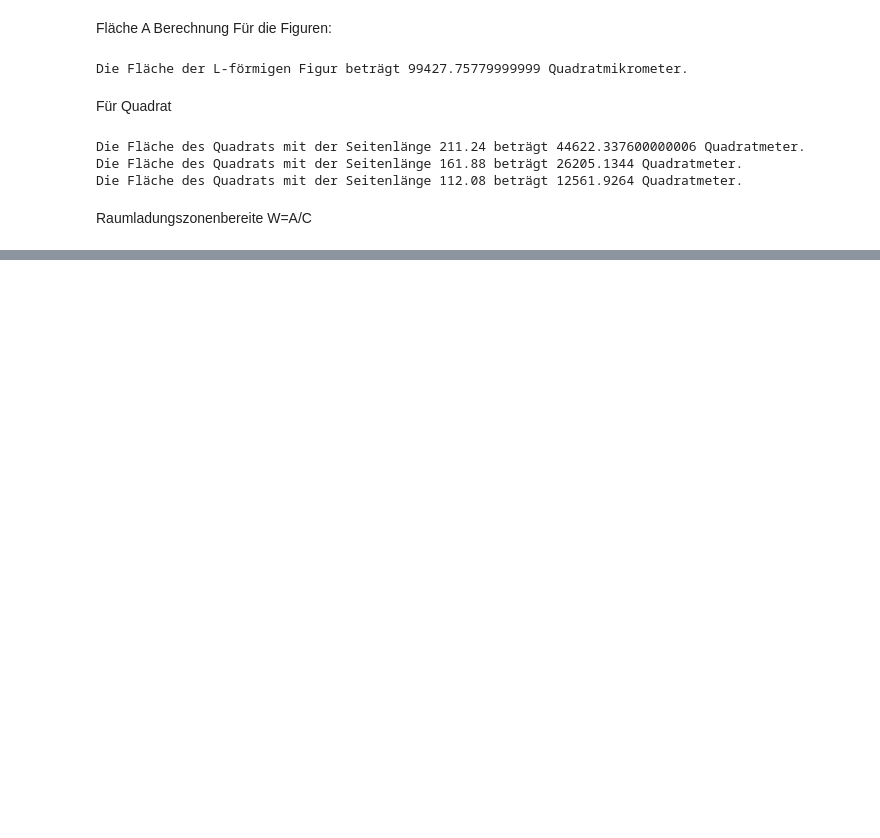
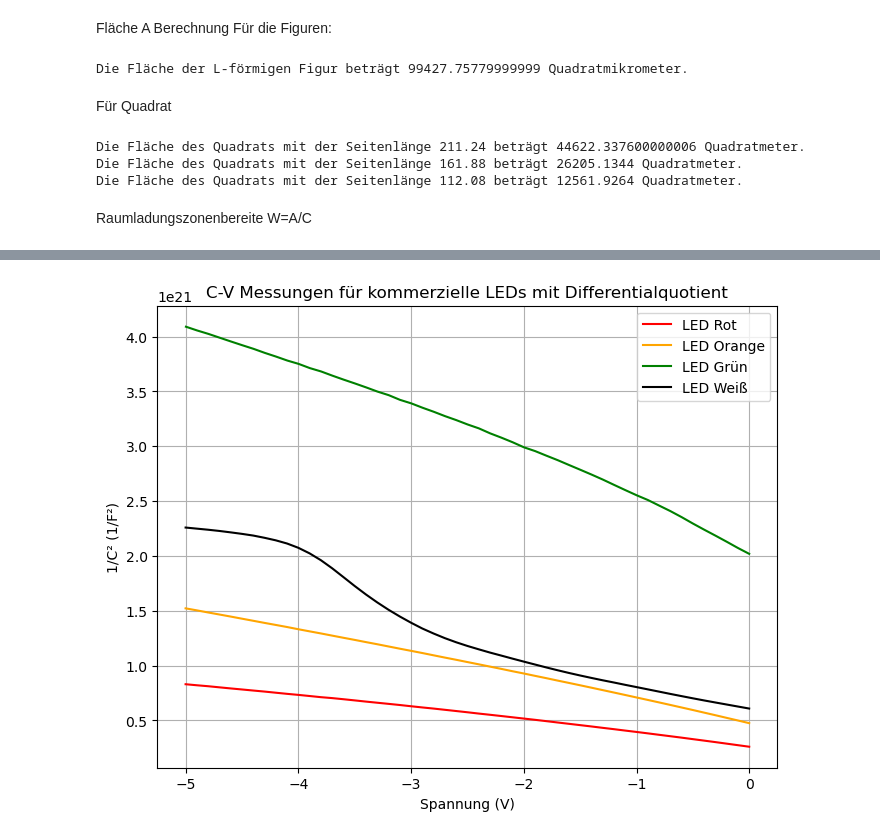
Before and after one commit to 6thKimOfTu/f13_ideas, a Jupyter notebook: cv.ipynb, the cells around one changed output, grey strips where cells are left out. Saved outputs shown, nothing was run; the diff lists cells and outputs as text; code cells hidden in the pictures; blank space fills up the shorter version.

```diff
--- a/cv.ipynb
+++ b/cv.ipynb
@@ -186,0 +225,83 @@ plt.show()
+# %%
+import pandas as pd
+import matplotlib.pyplot as plt
+import numpy as np
+import os
+
+# Konstanten
+e = 1.602e-19  # Elementarladung in Coulomb
+permittivity = {
+    'GaAs': 13.1 * 8.854e-12,  # Permittivität von GaAs in F/m
+    'GaN': 8.9 * 8.854e-12    # Permittivität von GaN in F/m
+}
+
+# Flächen in Quadratmeter umrechnen
+areas = {
+    'CV_rot.csv': 921600 * 1e-12,
+    'CV_orange.csv': 1000000 * 1e-12,
+    'CV_gruen.csv': 2250000 * 1e-12,
+    'CV_weiss.csv': 2250000 * 1e-12
+}
+
+# Materialzuordnung
+material_map = {
+    'CV_rot.csv': 'GaAs',
+    'CV_orange.csv': 'GaAs',
+    'CV_gruen.csv': 'GaN',
+    'CV_weiss.csv': 'GaN'
+}
+
+ordner_pfad = '/Users/naebaekhap/FP_Protokoll_Kim/FP_Messdaten/F13/Messdaten/3.Aufgabe'
+dateien = [f for f in os.listdir(ordner_pfad) if f.endswith('.csv')]
+
+plt.figure(figsize=(8, 6))  # Erstelle eine Figure für die Plots
+
+# Zuordnung von Dateinamen zu Farben und Labels
+info = {
+    'CV_rot.csv': {'farbe': 'red', 'label': 'LED Rot'},
+    'CV_orange.csv': {'farbe': 'orange', 'label': 'LED Orange'},
+    'CV_gruen.csv': {'farbe': 'green', 'label': 'LED Grün'},
+    'CV_weiss.csv': {'farbe': 'black', 'label': 'LED Weiß'}
+}
+
+results = []  # Eine Liste, um die Ergebnisse zu speichern
+
+for datei in dateien:
+    if datei in info:
+        voller_pfad = os.path.join(ordner_pfad, datei)
+        daten = pd.read_csv(voller_pfad, delimiter='\t', skiprows=2, header=None)
+        daten.columns = ['Frequency', 'Capacitance', 'Resistance', 'VAC', 'IAC', 'VDC', 'IDC', 'Time', 'Impedance', 'Temperature']
+        daten['1/C^2'] = 1 / daten['Capacitance']**2
+
+        farbe = info[datei]['farbe']
+        label = info[datei]['label']
+
+        # Plot lines and points
+        plt.plot(daten['VDC'], daten['1/C^2'], color=farbe, label=label)
+
+        # Numerische Ableitung
+        d_one_over_c2_dv = np.gradient(daten['1/C^2'], daten['VDC'])
+
+        # Berechne N unter Verwendung der numerischen Ableitung
+        material = material_map[datei]
+        epsilon = permittivity[material]
+        area = areas[datei]
+        a_diff = np.mean(d_one_over_c2_dv)  # Durchschnitt der numerischen Ableitung verwenden
+        N_diff = -2 / (area**2 * e * epsilon * a_diff)
+
+        # Sammeln der Ergebnisse
+        results.append({'LED': label, 'Material': material, 'a_diff': a_diff, 'N_diff': N_diff})
+
+# DataFrame erstellen
+results_df = pd.DataFrame(results)
+
+# Ergebnisse ausgeben
+print(results_df)
+
+plt.title('C-V Messungen für kommerzielle LEDs mit Differentialquotient')
+plt.xlabel('Spannung (V)')
+plt.ylabel('1/C² (1/F²)')
+plt.legend()
+plt.grid(True)
+plt.show()
+# %% [output]
@@ -186,0 +313 @@ plt.show()
+[figure, added]
```
Also changed, not shown: parts of 4 cells of this notebook, 1 other file.
